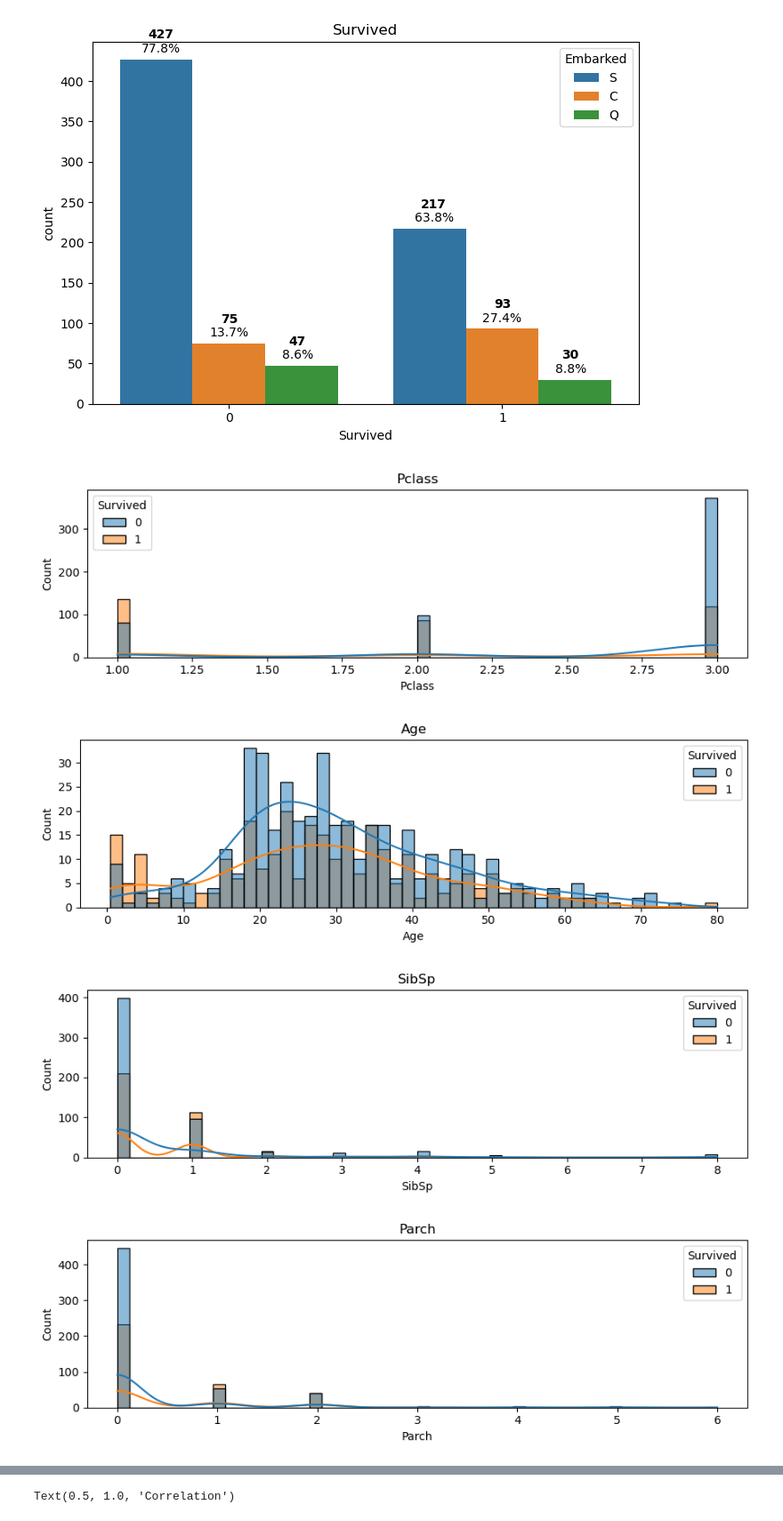
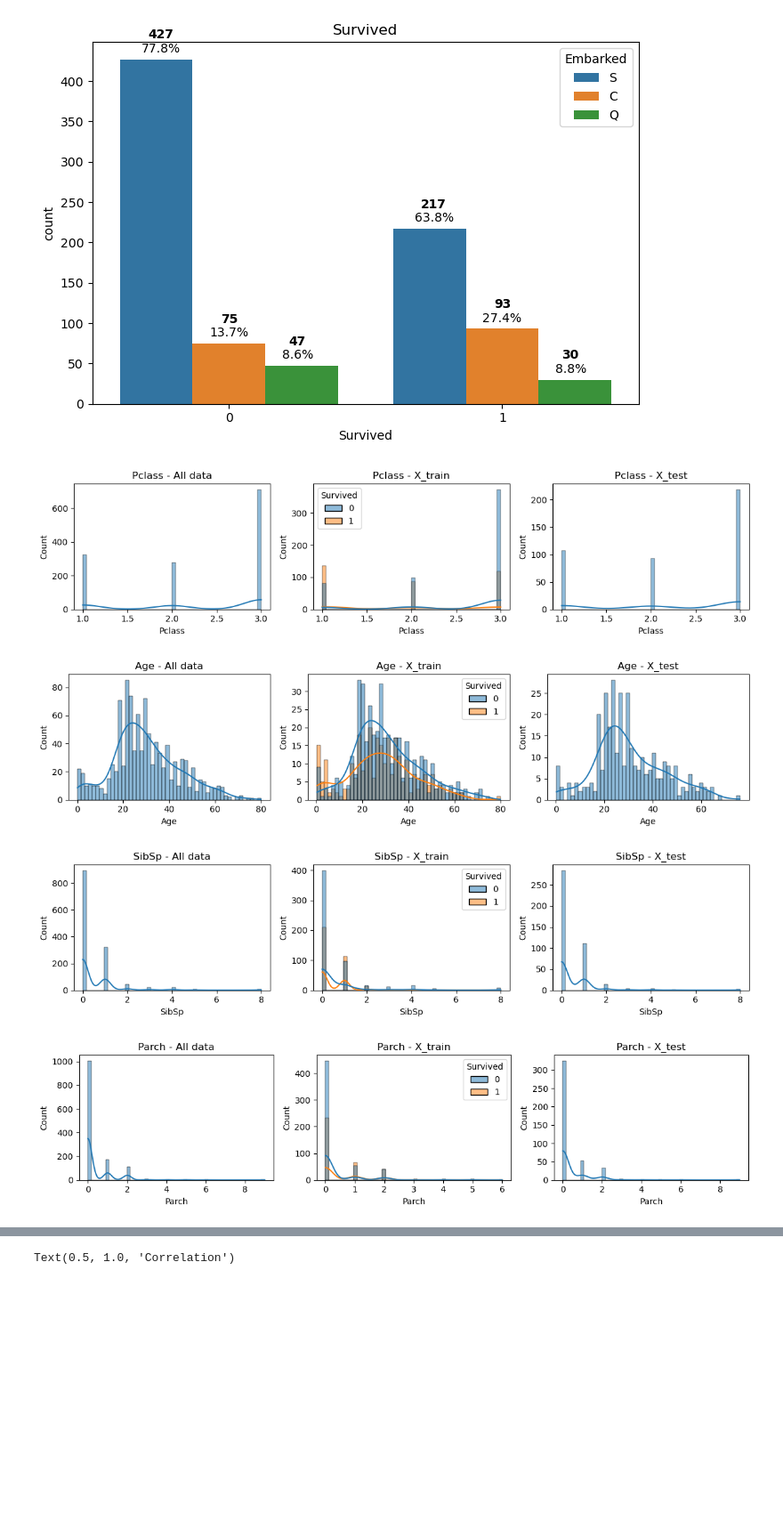
Before and after one commit to dghr7/kaggle-titanic, a Jupyter notebook: main_titanic.ipynb, the cells around one changed output, grey strips where cells are left out. Shown at 89% size. Cells and saved outputs as stored; diff of their text form; code cells hidden in the pictures; blank space fills up the shorter version.

```diff
--- a/main_titanic.ipynb
+++ b/main_titanic.ipynb
@@ -52,7 +52,8 @@ import pickle
 # %%
 RANDOM_STATE = 42
 # %%
-df = pd.read_csv('./DATA/train.csv')
+X_train = pd.read_csv('./DATA/train.csv')
+X_test = pd.read_csv('./DATA/test.csv')
 # %% [markdown]
 <a id='section1'></a>
 # 1. Useful functions
@@ -178,3 +185,5 @@ df.head(10)
+# %%
+df = pd.concat([X_train.drop(['Survived'], axis=1), X_test]).reset_index(drop=True)
 # %% [markdown]
 <a id='section3'></a>
 # 3. EDA & FE
@@ -215,13 +224,21 @@ count_plot(df, x, y, index_list = [-0.25, 0, 0.25, 0.75, 1, 1.25])
 # %%
 cols = ['Pclass', 'Age', 'SibSp', 'Parch', 'Fare']
 
 for x in cols:
-    plt.figure(figsize=(9,3), dpi=100)
-    sns.histplot(data=df, x=x, bins=50, kde=True, hue='Survived')
-    plt.title(f"{x}")
+    fig, axes = plt.subplots(nrows=1,ncols=3,figsize=(12,3), dpi=100)
+
+    sns.histplot(ax=axes[0], data=df, x=x, bins=50, kde=True)
+    axes[0].set_title(f"{x} - All data")
+
+    sns.histplot(ax=axes[1], data=X_train, x=x, bins=50, kde=True, hue = 'Survived')
+    axes[1].set_title(f"{x} - X_train")
+
+    sns.histplot(ax=axes[2], data=X_test, x=x, bins=50, kde=True)
+    axes[2].set_title(f"{x} - X_test")
+
     plt.tight_layout()
 # %% [output]
-[figure, old version]
+[figure, new version]
-[figure, old version]
+[figure, new version]
-[figure, old version]
+[figure, new version]
-[figure, old version]
+[figure, new version]
```
Also changed, not shown: parts of 81 cells of this notebook.
